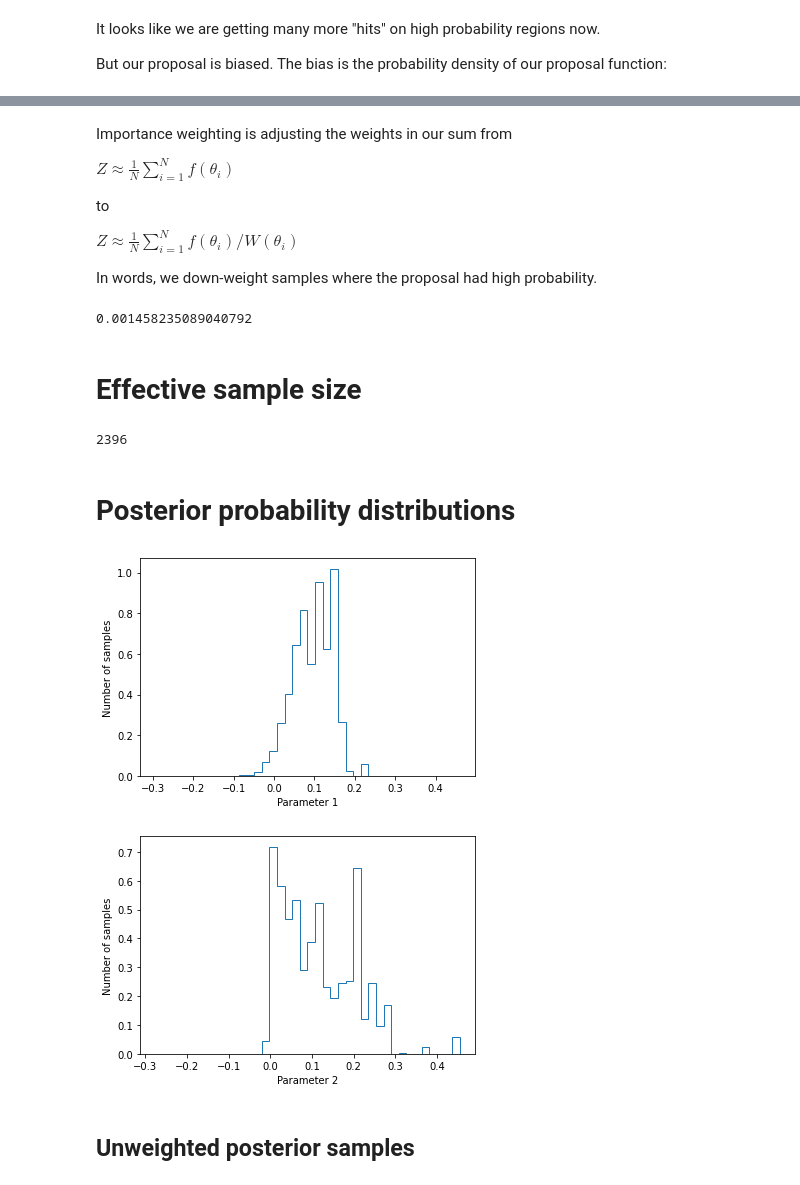
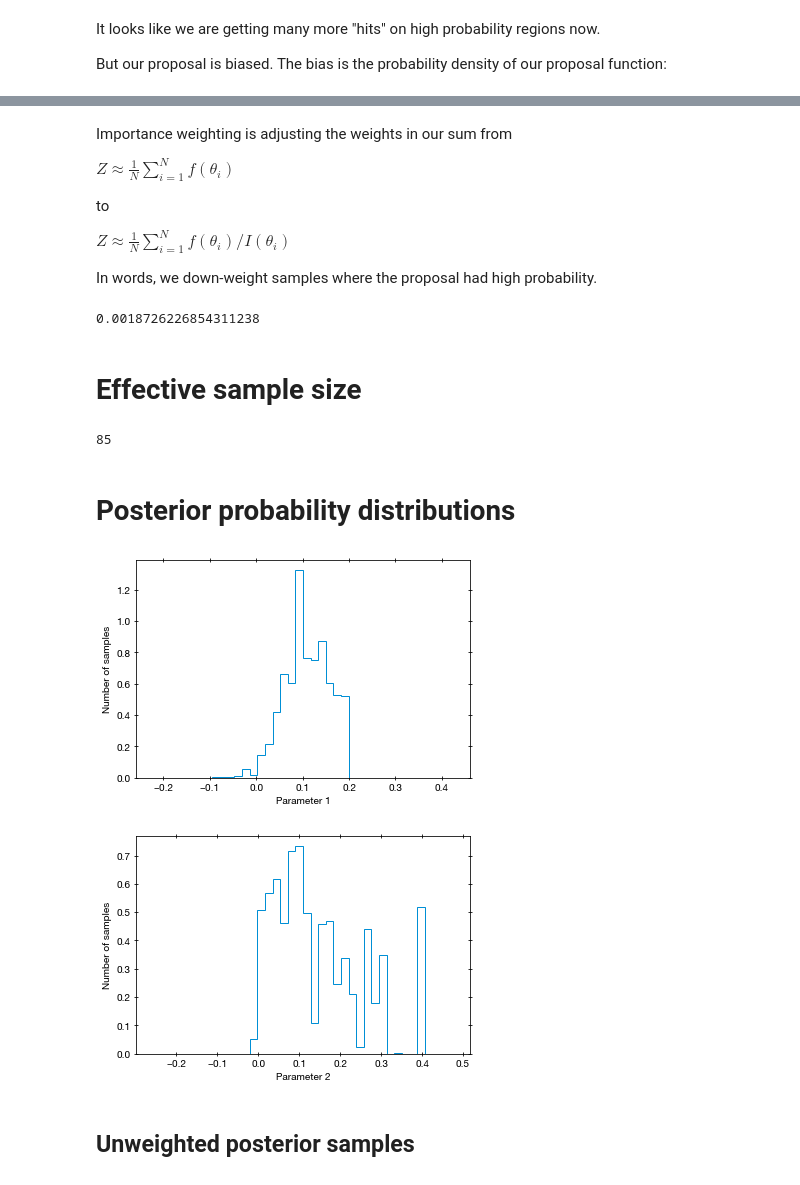
Before and after one commit to JohannesBuchner/PracticalInferenceForResearchersInThePhysicalSciencesCourse, a Jupyter notebook: 2-importance-sampling.ipynb, the cells around one changed output, grey strips where cells are left out. Saved outputs shown, nothing was run; the diff lists cells and outputs as text; code cells hidden in the pictures.

```diff
--- a/2-importance-sampling.ipynb
+++ b/2-importance-sampling.ipynb
@@ -127,9 +129,9 @@ But our proposal is biased. The bias is the probability density of our proposal
 import scipy.stats
 
 random_variable = scipy.stats.norm(ctr, std)
-weight = [np.product(random_variable.pdf(biased_proposed_sample)) for biased_proposed_sample in biased_proposed_samples]
+importance = [np.product(random_variable.pdf(biased_proposed_sample)) for biased_proposed_sample in biased_proposed_samples]
 
-plt.scatter(biased_proposed_samples[:,0], biased_proposed_samples[:,1], c=weight, cmap='Blues');
+plt.scatter(biased_proposed_samples[:,0], biased_proposed_samples[:,1], c=importance, cmap='Blues');
 plt.xlim(lo, hi)
 plt.ylim(lo, hi);
 # %% [output]
@@ -141,34 +143,34 @@ $Z\approx \frac{1}{N} \sum_{i=1}^N f(\theta_i) $
 
 to
 
-$Z\approx \frac{1}{N} \sum_{i=1}^N f(\theta_i)/W(\theta_i) $
+$Z\approx \frac{1}{N} \sum_{i=1}^N f(\theta_i)/I(\theta_i) $
 
 In words, we down-weight samples where the proposal had high probability.
 # %%
-importance = np.exp(biased_proposed_samples_loglike) / weight
+weights = np.exp(biased_proposed_samples_loglike) / importance
 
-Z = (importance).mean()
+Z = weights.mean()
 
 Z
 # %% [output]
-0.001458235089040792
+0.0018726226854311238
 # %% [markdown]
 # Effective sample size
 # %%
-effective_sample_size(importance)
+effective_sample_size(weights)
 # %% [output]
-2396
+85
 # %% [markdown]
 # Posterior probability distributions
 # %%
 for i in range(dim):
     plt.figure()
     plt.xlabel("Parameter %d" % (i+1))
     plt.ylabel("Number of samples")
-    plt.hist(biased_proposed_samples[:,i], weights=importance, bins=40, histtype='step')
+    plt.hist(biased_proposed_samples[:,i], weights=weights, bins=40, histtype='step')
 # %% [output]
-[figure, old version]
+[figure, new version]
-[figure, old version]
+[figure, new version]
 # %% [markdown]
 ## Unweighted posterior samples
 # %%
```
Also changed, not shown: parts of 12 cells of this notebook, 1 other file.
